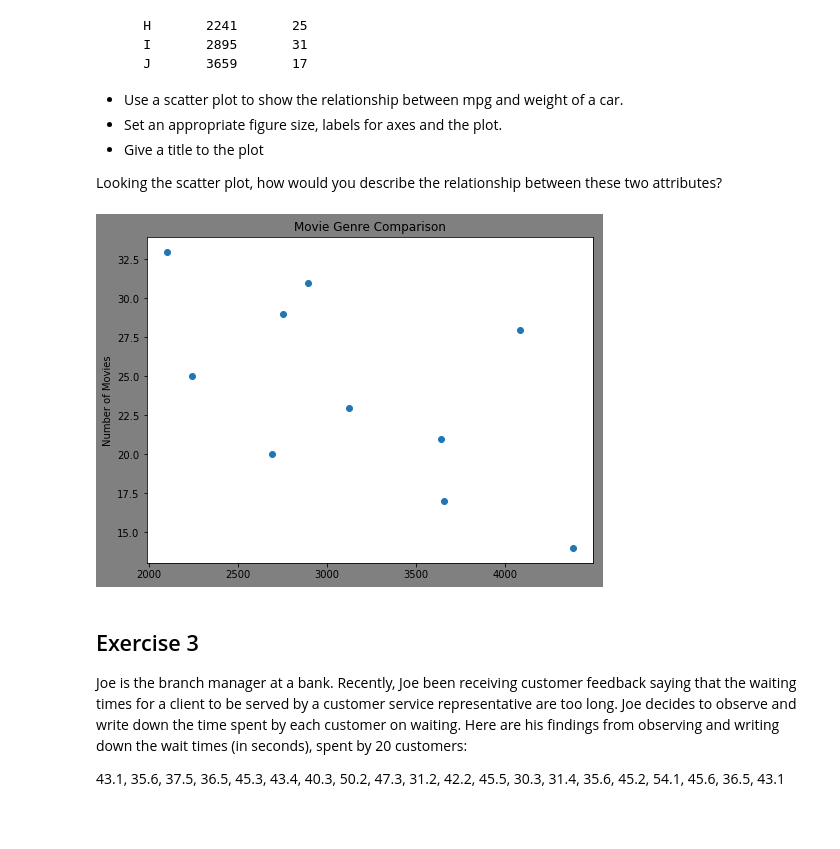
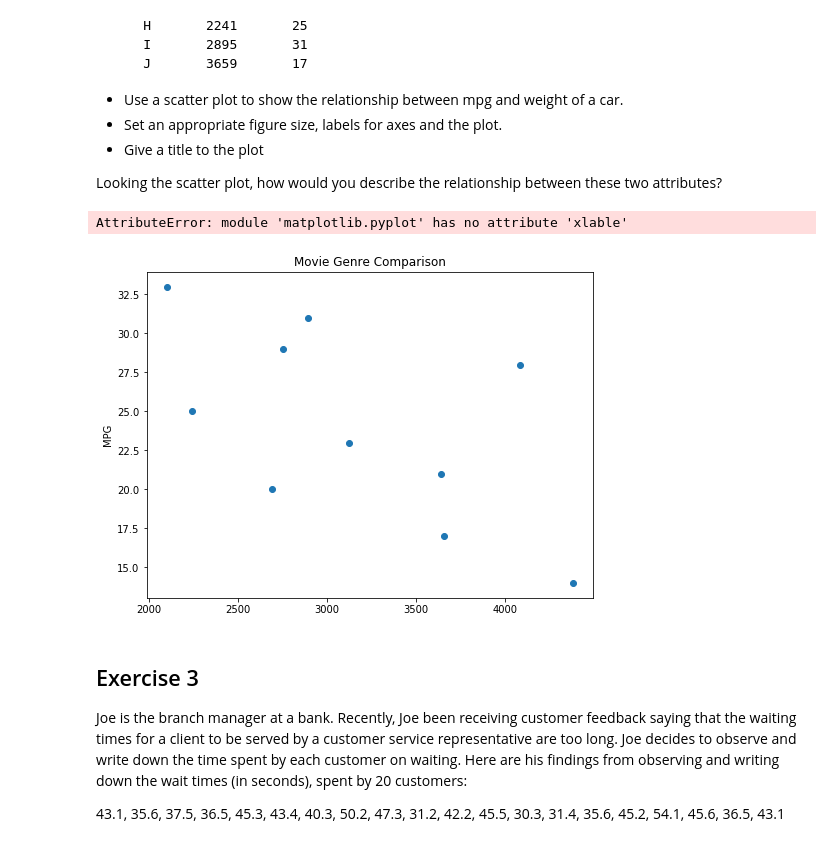
Before and after one commit to JoeDown/dsc-data-viz-lab-houston-ds-042219, a Jupyter notebook: index.ipynb, the cells around one changed output. Drawn from its saved outputs; the diff is of its cells as text; code cells hidden in the pictures.

```diff
--- a/index.ipynb
+++ b/index.ipynb
@@ -77,28 +77,29 @@ Looking the scatter plot, how would you describe the relationship between these
 # %%
 weight = [2750, 3125, 2100, 4082, 2690, 3640, 4380, 2241, 2895, 3659]
 mpg = [29, 23, 33, 28, 20, 21, 14, 25, 31, 17]
 
 
 fig = plt.figure(3, figsize=(8,6))
 plt.figure(3)
 
 plt.scatter(weight, mpg)
 
 plt.title('Movie Genre Comparison')
 plt.ylabel('MPG')
-plt.xlabl
+plt.xlable('Weight')
 fig.patch.set_facecolor('gray')
 
 plt.show()
 
 
 # Set the figure size in inches
 
 # Plot with scatter()
 
 # Set x and y axes labels and give titles
 # %% [output]
+AttributeError: module 'matplotlib.pyplot' has no attribute 'xlable'
-[figure, old version]
+[figure, new version]
 # %% [markdown]
 ## Exercise 3
 
```
